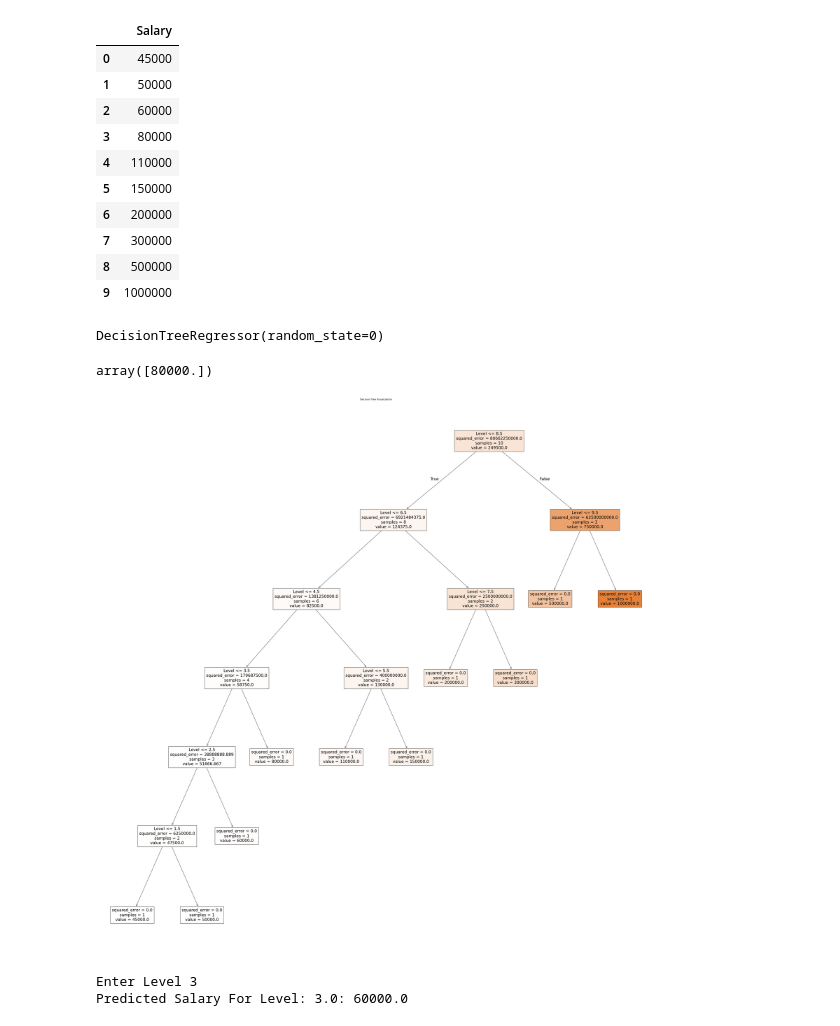
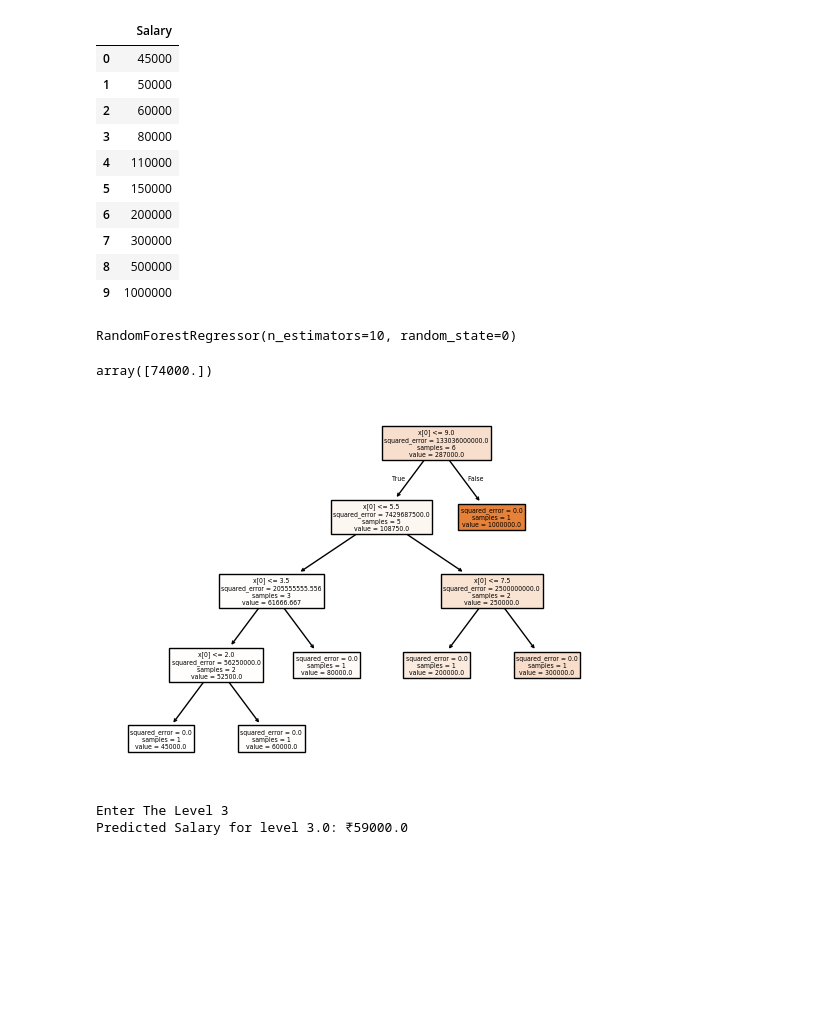
Before and after one commit to Shruti0106/Shruti-Khandagale, a Jupyter notebook: Implementation.ipynb, the cells around one changed output. Cells and saved outputs as stored; diff of their text form; code cells hidden in the pictures; blank space fills up the shorter version.

```diff
--- a/Implementation.ipynb
+++ b/Implementation.ipynb
@@ -54,36 +55,37 @@ y
 | 8 | 500000 |
 | 9 | 1000000 |
 # %%
-# Fitting Decision Tree Regression Model
+# Fitting Random forest regression model
 
-from sklearn.tree import DecisionTreeRegressor, plot_tree
-reg = DecisionTreeRegressor(random_state = 0)
+from sklearn.ensemble import RandomForestRegressor
+reg = RandomForestRegressor(n_estimators = 10, random_state = 0)
 reg.fit(x,y)
 # %% [output]
-DecisionTreeRegressor(random_state=0)
+RandomForestRegressor(n_estimators=10, random_state=0)
 # %%
-# Predict for my input
+# Prediction
 
-myinput = pd.DataFrame(data=[[4]], columns = ['Level'])
+myinput = pd.DataFrame(data = [[4]], columns = ['Level'])
 reg.predict(myinput)
 # %% [output]
-array([80000.])
+array([74000.])
-# %%
-# Visualization
-
-plt.figure(figsize = (50,50))           # set size of figure
-plot_tree(reg, feature_names = ['Level'], filled = True)
-plt.title('Decision Tree Visualization')
-plt.show()
-# %% [output]
-[figure, removed]
+# %%
+# Visualize RFR tree
+
+from sklearn.tree import plot_tree
+plot_tree(reg.estimators_[0], filled = True)
+plt.show()
+# %% [output]
+[figure, added]
 # %%
-# For user input
+# predict for userinput
 
-level = float(input('Enter Level'))
-myinput = pd.DataFrame(data=[[level]], columns=['Level'])
-result = reg.predict(myinput)
-print(f"Predicted Salary For Level: {level}: {result[0]}")
+level = float(input("Enter The Level"))
+
+userinput = pd.DataFrame(data = [[level]], columns = [['Level']])
+result = reg.predict(userinput)
+
+print(f"Predicted Salary for level {level}: ₹{result[0]}")
 # %% [output]
-Enter Level 3
-Predicted Salary For Level: 3.0: 60000.0
+Enter The Level 3
+Predicted Salary for level 3.0: ₹59000.0
```
Also changed, not shown: parts of 3 cells of this notebook.
